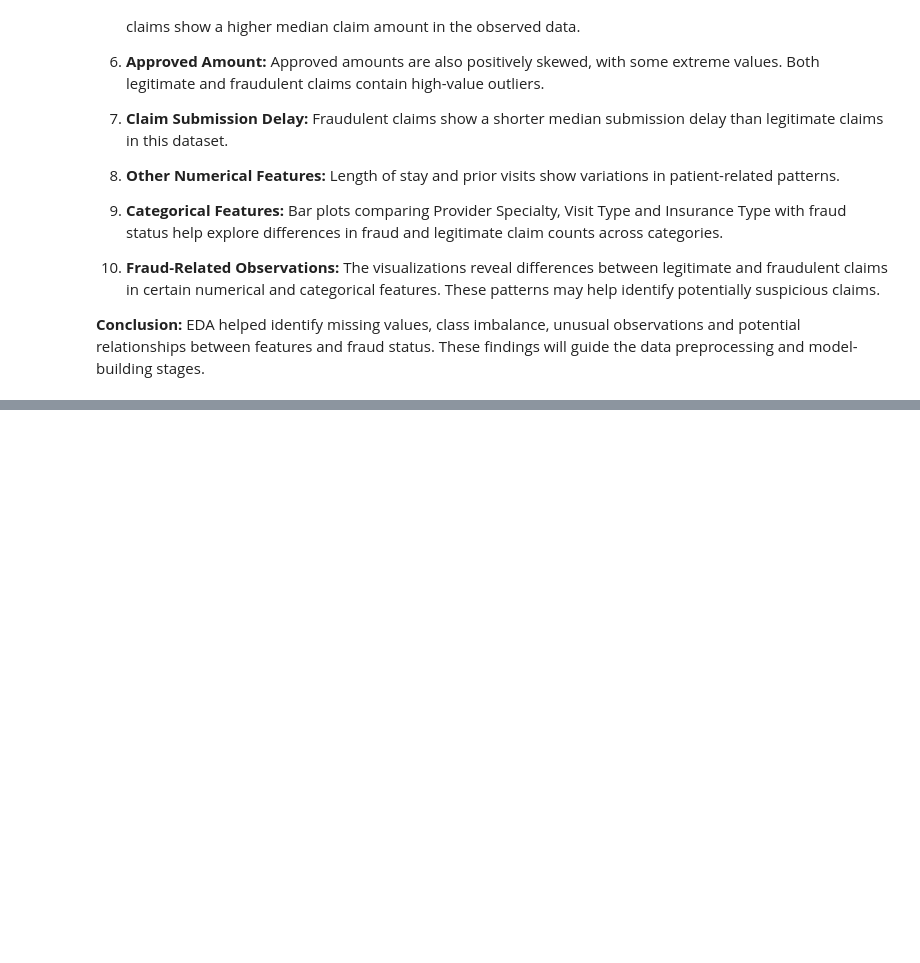
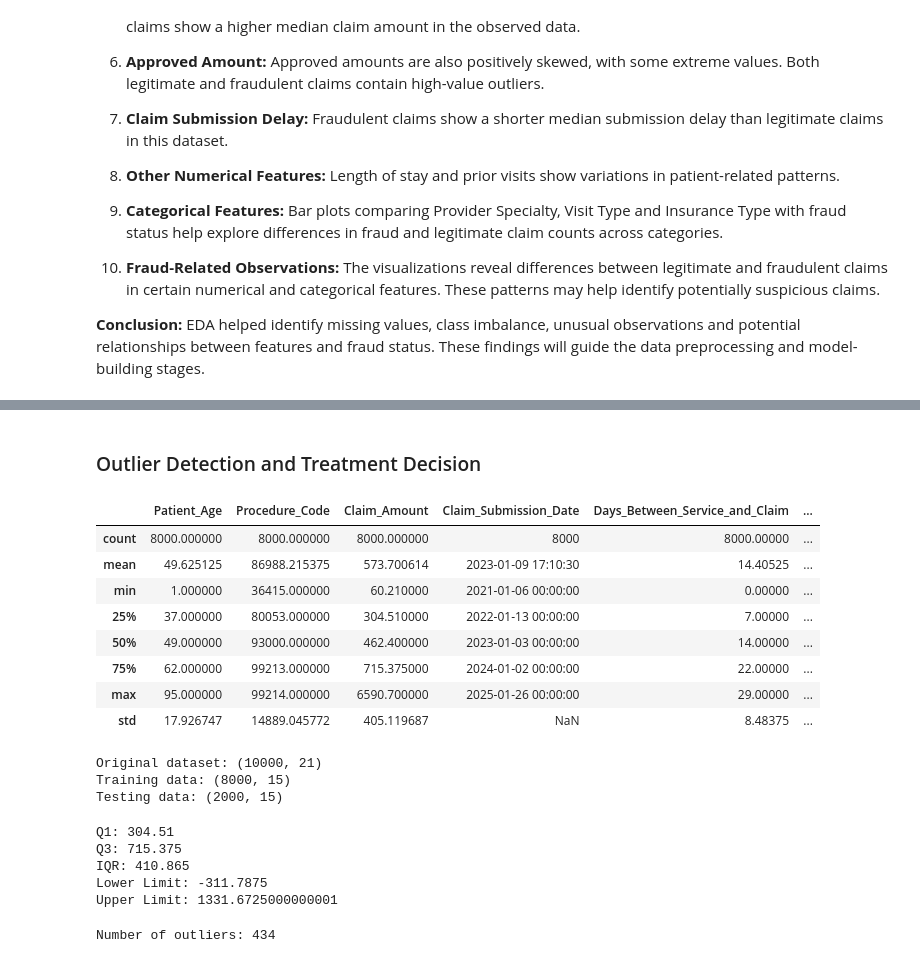
Before and after one commit to adithya736/healthcare-insurance-fraud-detection, a Jupyter notebook: Healthcare_Insurance_Fraud_Detection.ipynb, the cells around one changed output, grey strips where cells are left out. Saved outputs shown, nothing was run; the diff lists cells and outputs as text; code cells hidden in the pictures; blank space fills up the shorter version.

```diff
--- a/Healthcare_Insurance_Fraud_Detection.ipynb
+++ b/Healthcare_Insurance_Fraud_Detection.ipynb
@@ -492,0 +555,4 @@ The dataset contains 10,000 records and 21 columns related to healthcare insuran
+# %%
+from sklearn.model_selection import train_test_split
+
+X_train, X_test, y_train, y_test = train_test_split(X, y,test_size=0.2, random_state=42,stratify=y)
@@ -492,0 +615,13 @@ The dataset contains 10,000 records and 21 columns related to healthcare insuran
+# %%
+# Fill categorical missing values
+
+X_train['Insurance_Type'] = X_train['Insurance_Type'].fillna('Medicare')
+X_test['Insurance_Type'] = X_test['Insurance_Type'].fillna('Medicare')
+
+X_train['Provider_Specialty'] = X_train['Provider_Specialty'].fillna('Internal Medicine')
+X_test['Provider_Specialty'] = X_test['Provider_Specialty'].fillna('Internal Medicine')
+# %%
+# Fill numerical missing values
+
+X_train['Prior_Visits_12m'] = X_train['Prior_Visits_12m'].fillna(3.0)
+X_test['Prior_Visits_12m'] = X_test['Prior_Visits_12m'].fillna(3.0)
@@ -492,0 +659,56 @@ The dataset contains 10,000 records and 21 columns related to healthcare insuran
+# %% [markdown]
+### Outlier Detection and Treatment Decision
+# %%
+X_train.describe()
+# %% [output]
+|  | Patient_Age | Procedure_Code | Claim_Amount | Claim_Submission_Date | Days_Between_Service_and_Claim | ... |
+| count | 8000.000000 | 8000.000000 | 8000.000000 | 8000 | 8000.00000 | ... |
+| mean | 49.625125 | 86988.215375 | 573.700614 | 2023-01-09 17:10:30 | 14.40525 | ... |
+| min | 1.000000 | 36415.000000 | 60.210000 | 2021-01-06 00:00:00 | 0.00000 | ... |
+| 25% | 37.000000 | 80053.000000 | 304.510000 | 2022-01-13 00:00:00 | 7.00000 | ... |
+| 50% | 49.000000 | 93000.000000 | 462.400000 | 2023-01-03 00:00:00 | 14.00000 | ... |
+| 75% | 62.000000 | 99213.000000 | 715.375000 | 2024-01-02 00:00:00 | 22.00000 | ... |
+| max | 95.000000 | 99214.000000 | 6590.700000 | 2025-01-26 00:00:00 | 29.00000 | ... |
+| std | 17.926747 | 14889.045772 | 405.119687 | NaN | 8.48375 | ... |
+# %%
+# Verify the row counts
+
+print("Original dataset:", df.shape)
+print("Training data:", X_train.shape)
+print("Testing data:", X_test.shape)
+# %% [output]
+Original dataset: (10000, 21)
+Training data: (8000, 15)
+Testing data: (2000, 15)
+# %%
+Q1 = X_train['Claim_Amount'].quantile(0.25)
+Q3 = X_train['Claim_Amount'].quantile(0.75)
+
+IQR = Q3 - Q1
+
+lower_limit = Q1 - 1.5 * IQR
+upper_limit = Q3 + 1.5 * IQR
+
+print("Q1:", Q1)
+print("Q3:", Q3)
+print("IQR:", IQR)
+print("Lower Limit:", lower_limit)
+print("Upper Limit:", upper_limit)
+# %% [output]
+Q1: 304.51
+Q3: 715.375
+IQR: 410.865
+Lower Limit: -311.7875
+Upper Limit: 1331.6725000000001
+# %%
+# Next: Count the outliers
+# We need to find how many training records have claim amounts above the upper limit.
+
+outliers = X_train[
+    (X_train['Claim_Amount'] < lower_limit) |
+    (X_train['Claim_Amount'] > upper_limit)
+]
+
+print("Number of outliers:", len(outliers))
+# %% [output]
+Number of outliers: 434
```
Also changed, not shown: parts of 36 cells of this notebook.
